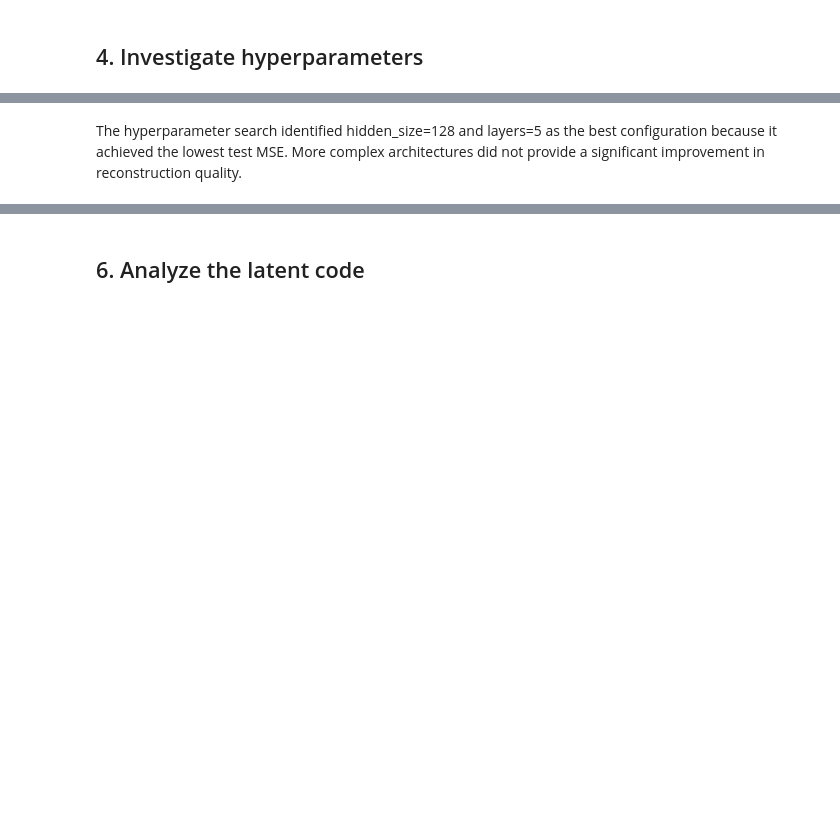
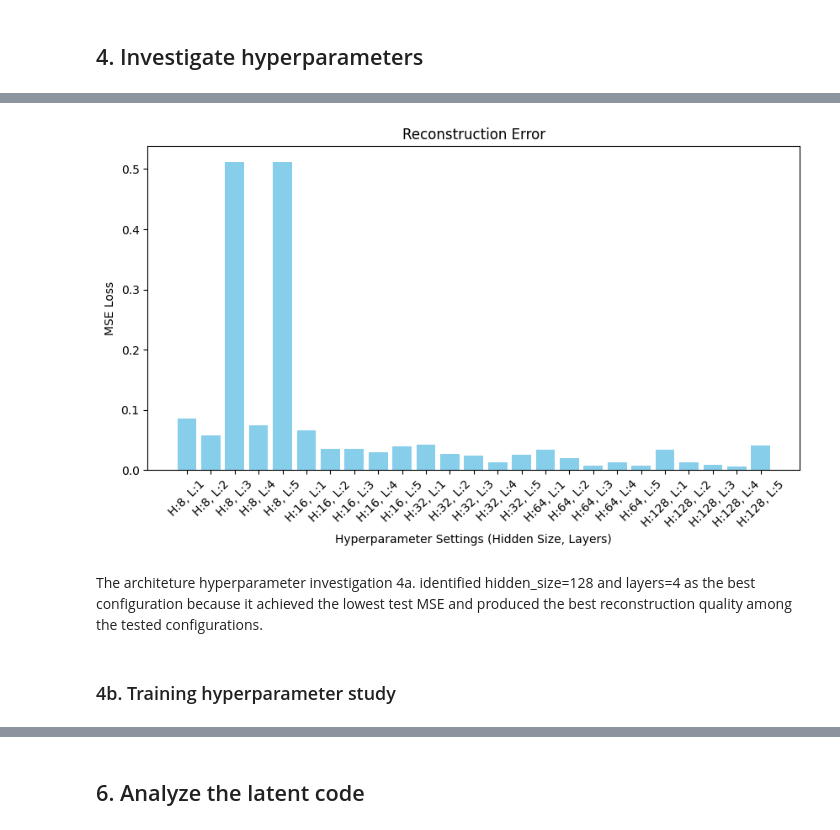
Before and after one commit to binyamolango/GNN, a Jupyter notebook: autoencoders.ipynb, the cells around one changed output, grey strips where cells are left out. Saved outputs shown, nothing was run; the diff lists cells and outputs as text; code cells hidden in the pictures; blank space fills up the shorter version.

```diff
--- a/autoencoders.ipynb
+++ b/autoencoders.ipynb
@@ -147,2 +128,19 @@ Best Hyperparameters -> hidden_size: 128, layers: 5
+# %%
+# Create labels for the x-axis by combining hidden_size and layers
+hp_labels = [f"H:{hs}, L:{l}" for (hs, l) in arch_results.keys()]
+# Extract the corresponding reconstruction errors (MSE)
+errors = list(arch_results.values())
+
+plt.figure(figsize=(10, 5))
+plt.bar(hp_labels, errors, color='skyblue')
+plt.xlabel("Hyperparameter Settings (Hidden Size, Layers)")
+plt.ylabel("MSE Loss")
+plt.title("Reconstruction Error")
+plt.xticks(rotation=45)
+plt.show()
+# %% [output]
+[figure, added]
 # %% [markdown]
-The hyperparameter search identified hidden_size=128 and layers=5 as the best configuration because it achieved the lowest test MSE. More complex architectures did not provide a significant improvement in reconstruction quality.
+The architeture hyperparameter investigation 4a. identified hidden_size=128 and layers=4 as the best configuration because it achieved the lowest test MSE and produced the best reconstruction quality among the tested configurations.
+# %% [markdown]
+### 4b. Training hyperparameter study
```
Also changed, not shown: parts of 10 cells of this notebook.
